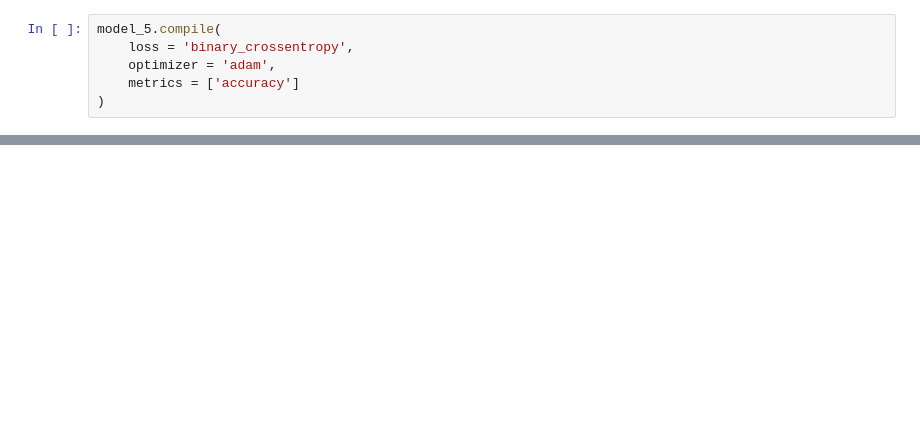
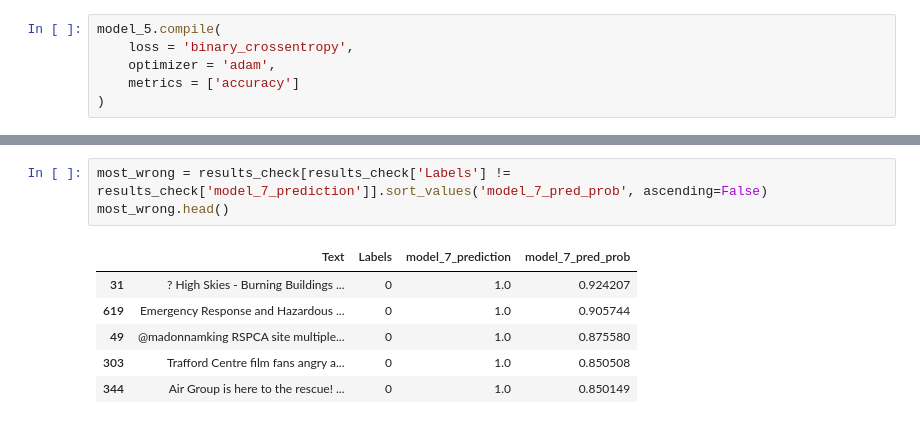
Before and after one commit to Phavour-EBEN/Personal-Deep-Learning-Lessons, a Jupyter notebook: 005_NN_NLP/Intro_to_NLP.ipynb, the cells around one changed output, grey strips where cells are left out. Drawn from its saved outputs; the diff is of its cells as text; blank space fills up the shorter version.

```diff
--- a/005_NN_NLP/Intro_to_NLP.ipynb
+++ b/005_NN_NLP/Intro_to_NLP.ipynb
@@ -689,0 +1039,10 @@ calculate_accuracy(val_labels, model_5_pred)
+# %%
+most_wrong = results_check[results_check['Labels'] != results_check['model_7_prediction']].sort_values('model_7_pred_prob', ascending=False)
+most_wrong.head()
+# %% [output]
+|  | Text | Labels | model_7_prediction | model_7_pred_prob |
+| 31 | ? High Skies - Burning Buildings ... | 0 | 1.0 | 0.924207 |
+| 619 | Emergency Response and Hazardous ... | 0 | 1.0 | 0.905744 |
+| 49 | @madonnamking RSPCA site multiple... | 0 | 1.0 | 0.875580 |
+| 303 | Trafford Centre film fans angry a... | 0 | 1.0 | 0.850508 |
+| 344 | Air Group is here to the rescue! ... | 0 | 1.0 | 0.850149 |
```
Also changed, not shown: parts of 82 cells of this notebook, 3 other files.
